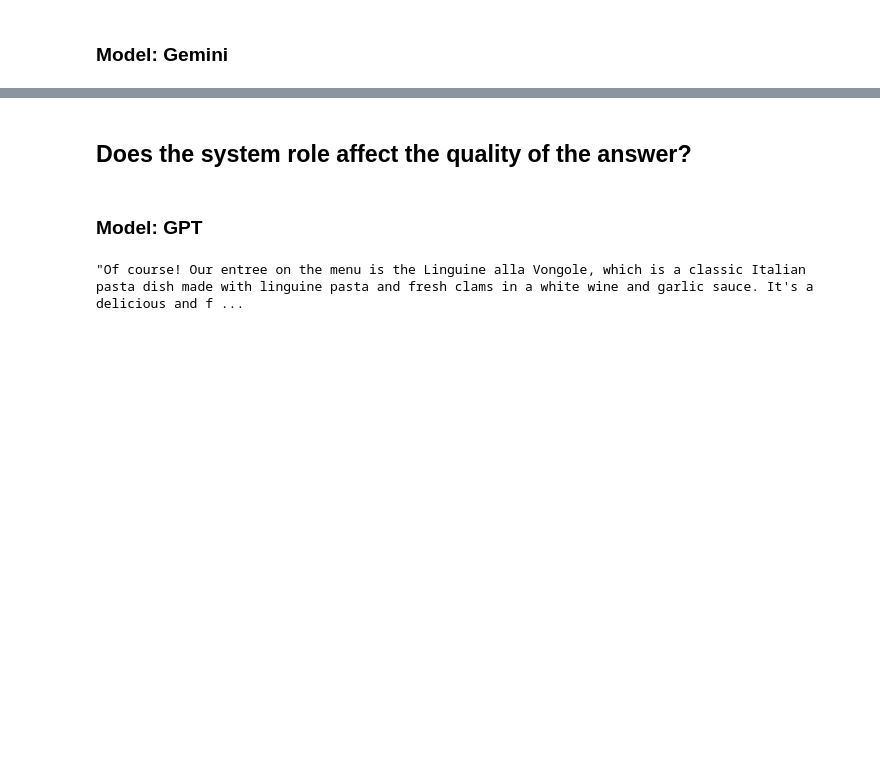
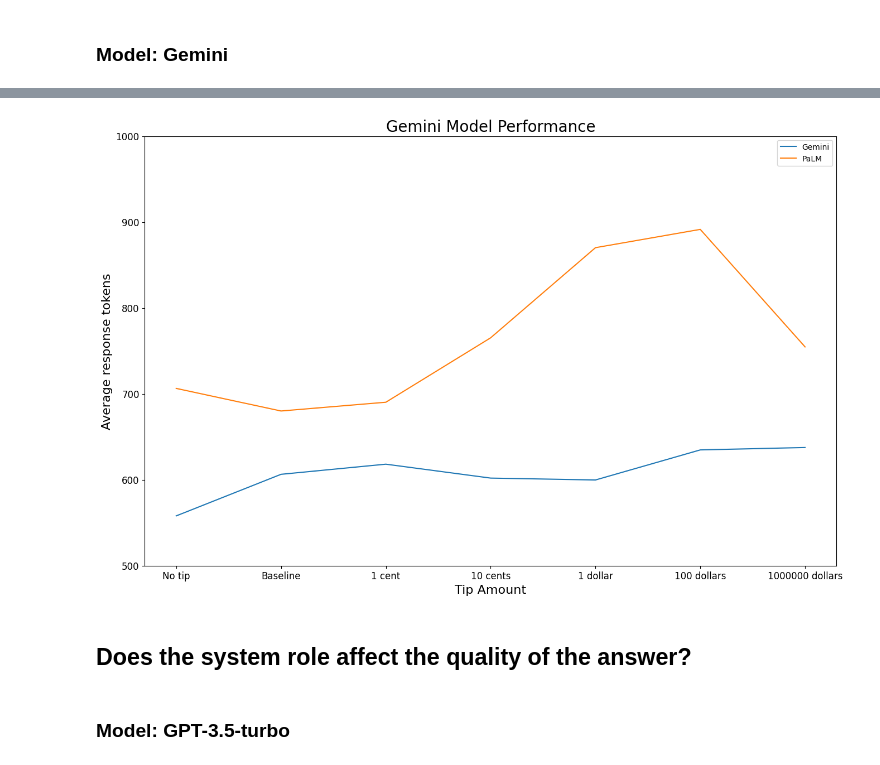
Before and after one commit to JiayiD77/cogs-150-final-project, a Jupyter notebook: final_project.ipynb, the cells around one changed output, grey strips where cells are left out. Cells and saved outputs as stored; diff of their text form; code cells hidden in the pictures; blank space fills up the shorter version.

```diff
--- a/final_project.ipynb
+++ b/final_project.ipynb
@@ -245,7 +251,7 @@ def calculate_avg_token_PaLM(responses_list:list, candidate_count:int):
     for r in responses_list:
         total_token = 0
         for i in range(candidate_count):
-            total_token += model.count_tokens(r.candidates[i]['output'])
+            total_token += model.count_tokens(r.candidates[i]['output']).total_tokens
         avg_token = total_token/candidate_count
         avg_token_list.append(avg_token)
     return avg_token_list
@@ -258,7 +264,7 @@ candidate_count = 5
 
 # For Gemini
 all_responses_tokens = []
-for i in range(25):
+for i in range(5):
     responses = get_responses_gemini(questions)
     avg_tokens = calculate_token_gemini(responses)
     all_responses_tokens.append(avg_tokens)
@@ -266,14 +272,14 @@ for i in range(25):
 all_responses_tokens_np = np.array(all_responses_tokens)
 average_token_list = np.average(all_responses_tokens_np, axis=0)
 gemini_result_dict['Gemini'] = average_token_list
-
-# For PaLM
-all_responses_tokens = []
-for i in range(5):
-    responses = get_responses_PaLM(questions, candidate_count)
-    avg_tokens = calculate_avg_token_PaLM(responses, candidate_count)
-    all_responses_tokens.append(avg_tokens)
-
-all_responses_tokens_np = np.array(all_responses_tokens)
-average_token_list = np.average(all_responses_tokens_np, axis=0)
-gemini_result_dict['PaLM'] = average_token_list
+# %%
+# For PaLM
+all_responses_tokens = []
+for i in range(2):
+    responses = get_responses_PaLM(questions, candidate_count)
+    avg_tokens = calculate_avg_token_PaLM(responses, candidate_count)
+    all_responses_tokens.append(avg_tokens)
+
+all_responses_tokens_np = np.array(all_responses_tokens)
+average_token_list = np.average(all_responses_tokens_np, axis=0)
+gemini_result_dict['PaLM'] = average_token_list
@@ -279,0 +291,3 @@ gemini_result_dict['PaLM'] = average_token_list
+# %%
+gemini_result_df = pd.DataFrame(gemini_result_dict, index=['No tip', 'Baseline', '1 cent', '10 cents', '1 dollar', '100 dollars', '1000000 dollars'])
+gemini_result_df
@@ -280,6 +303,18 @@ gemini_result_dict['PaLM'] = average_token_list
+# %%
+plt.figure(figsize=(16, 10))
+plt.plot(gemini_result_df)
+plt.title('Gemini Model Performance', fontsize=20)
+plt.legend(gemini_result_df.columns, loc='upper right')
+plt.xticks(fontsize=12)
+plt.xlabel('Tip Amount', fontsize=16)
+plt.ylim(500, 1000)
+plt.yticks(fontsize=12)
+plt.ylabel('Average response tokens', fontsize=16);
+# %% [output]
+[figure, added]
 # %% [markdown]
 ## Does the system role affect the quality of the answer?
 # %% [markdown]
-### Model: GPT
+### Model: GPT-3.5-turbo
 # %%
 from openai import OpenAI
@@ -295,4 +321,0 @@ response = client.chat.completions.create(
-# %%
-response.choices[0].message.content
-# %% [output]
-"Of course! Our entree on the menu is the Linguine alla Vongole, which is a classic Italian pasta dish made with linguine pasta and fresh clams in a white wine and garlic sauce. It's a delicious and f ...
```
Also changed, not shown: parts of 13 cells of this notebook.
